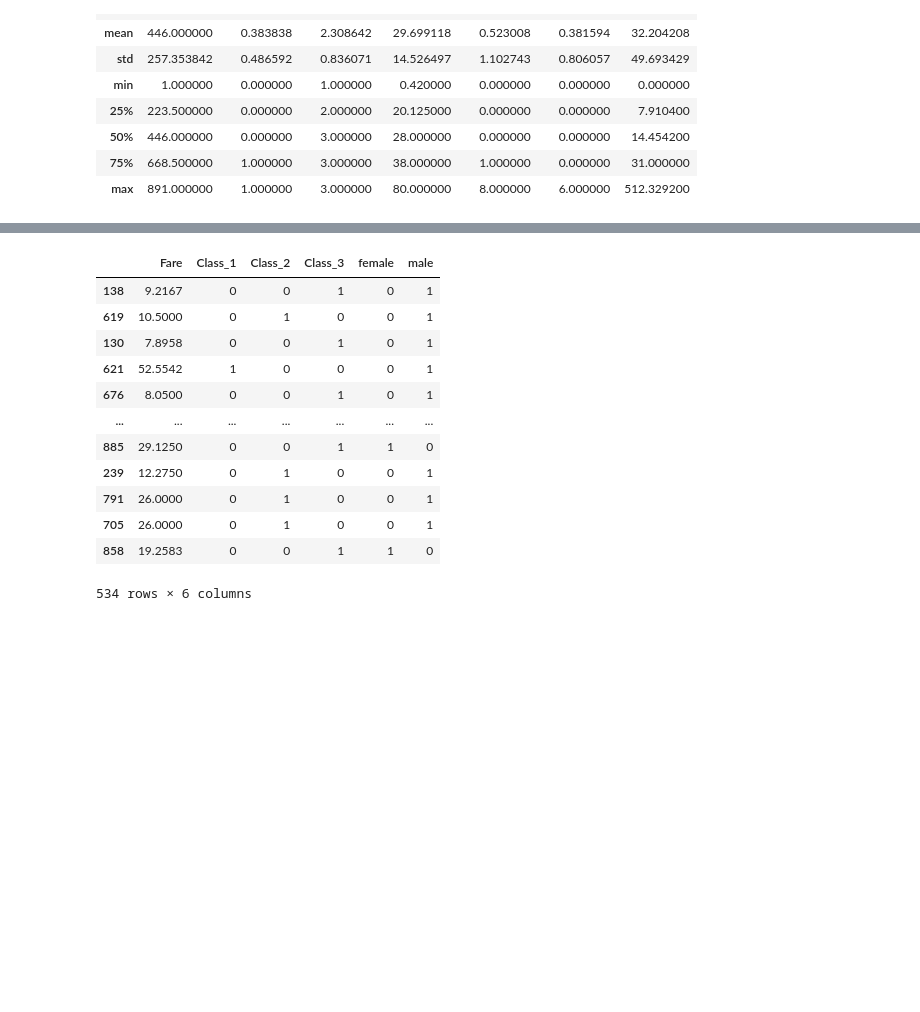
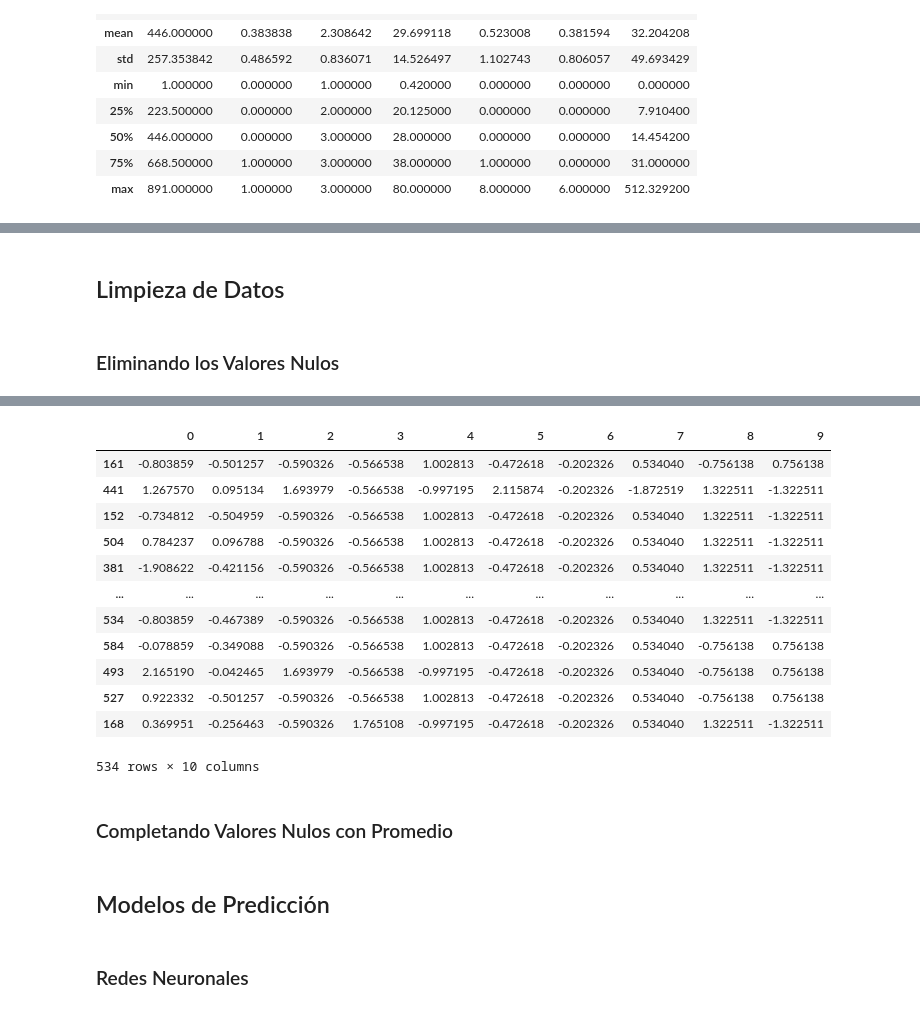
Before and after one commit to A01749373/retoTitanic, a Jupyter notebook: retoTitanic.ipynb, the cells around one changed output, grey strips where cells are left out. Cells and saved outputs as stored; diff of their text form; code cells hidden in the pictures; blank space fills up the shorter version.

```diff
--- a/retoTitanic.ipynb
+++ b/retoTitanic.ipynb
@@ -205,3 +267,7 @@ _ = ax.set_title('Male')
+# %% [markdown]
+## Limpieza de Datos
+# %% [markdown]
+### Eliminando los Valores Nulos
 # %%
 df_train_clean = df_train.drop(['PassengerId', 'Name', 'Ticket', 'Cabin'], axis=1)
 df_train_clean = df_train_clean.dropna()
@@ -241,29 +307,39 @@ corr.style.background_gradient(cmap='coolwarm')
 | female | 0.536762 | -0.099037 | 0.106296 | 0.249543 | 0.182457 | 0.107152 | 0.075347 | -0.158446 | 0.103611 | 0.027256 | -0.109078 | ... |
 | male | -0.536762 | 0.099037 | -0.106296 | -0.249543 | -0.182457 | -0.107152 | -0.075347 | 0.158446 | -0.103611 | -0.027256 | 0.109078 | ... |
 # %%
-#separando
-dt_x=df_train_clean.drop(["Survived","Age","SibSp","Parch", "C", "Q", "S"],axis=1)
-dt_y=df_train_clean["Survived"]
-#dv_x=df_test_clean.drop(["Survived","Age","SibSp","Parch"],axis=1)
-#dv_y=df_test_clean["Survived"]
+# Separando Dataframes
+dt_x = df_train_clean.drop(['Survived', 'SibSp', 'Parch'],axis=1)
+dt_y = df_train_clean['Survived']
 
-from sklearn.model_selection import train_test_split
+#dv_x = df_test_clean.drop(['Survived', 'Age', 'SibSp', 'Parch'],axis=1)
+#dv_y = df_test_clean['Survived']
 
-train_x, test_x, train_y, test_y = train_test_split(dt_x, dt_y, random_state=0)
+# Escalamiento
+escalador = StandardScaler()
+escalador.fit(dt_x)
 
+dt_x = pd.DataFrame(escalador.transform(dt_x))
+train_x, test_x, train_y, test_y = train_test_split(dt_x, dt_y,
+                                                    random_state=2)
 train_x
 # %% [output]
-|  | Fare | Class_1 | Class_2 | Class_3 | female | male |
-| 138 | 9.2167 | 0 | 0 | 1 | 0 | 1 |
-| 619 | 10.5000 | 0 | 1 | 0 | 0 | 1 |
-| 130 | 7.8958 | 0 | 0 | 1 | 0 | 1 |
-| 621 | 52.5542 | 1 | 0 | 0 | 0 | 1 |
-| 676 | 8.0500 | 0 | 0 | 1 | 0 | 1 |
-| ... | ... | ... | ... | ... | ... | ... |
-| 885 | 29.1250 | 0 | 0 | 1 | 1 | 0 |
-| 239 | 12.2750 | 0 | 1 | 0 | 0 | 1 |
-| 791 | 26.0000 | 0 | 1 | 0 | 0 | 1 |
-| 705 | 26.0000 | 0 | 1 | 0 | 0 | 1 |
-| 858 | 19.2583 | 0 | 0 | 1 | 1 | 0 |
+|  | 0 | 1 | 2 | 3 | 4 | 5 | 6 | 7 | 8 | 9 |
+| 161 | -0.803859 | -0.501257 | -0.590326 | -0.566538 | 1.002813 | -0.472618 | -0.202326 | 0.534040 | -0.756138 | 0.756138 |
+| 441 | 1.267570 | 0.095134 | 1.693979 | -0.566538 | -0.997195 | 2.115874 | -0.202326 | -1.872519 | 1.322511 | -1.322511 |
+| 152 | -0.734812 | -0.504959 | -0.590326 | -0.566538 | 1.002813 | -0.472618 | -0.202326 | 0.534040 | 1.322511 | -1.322511 |
+| 504 | 0.784237 | 0.096788 | -0.590326 | -0.566538 | 1.002813 | -0.472618 | -0.202326 | 0.534040 | 1.322511 | -1.322511 |
+| 381 | -1.908622 | -0.421156 | -0.590326 | -0.566538 | 1.002813 | -0.472618 | -0.202326 | 0.534040 | 1.322511 | -1.322511 |
+| ... | ... | ... | ... | ... | ... | ... | ... | ... | ... | ... |
+| 534 | -0.803859 | -0.467389 | -0.590326 | -0.566538 | 1.002813 | -0.472618 | -0.202326 | 0.534040 | 1.322511 | -1.322511 |
+| 584 | -0.078859 | -0.349088 | -0.590326 | -0.566538 | 1.002813 | -0.472618 | -0.202326 | 0.534040 | -0.756138 | 0.756138 |
+| 493 | 2.165190 | -0.042465 | 1.693979 | -0.566538 | -0.997195 | -0.472618 | -0.202326 | 0.534040 | -0.756138 | 0.756138 |
+| 527 | 0.922332 | -0.501257 | -0.590326 | -0.566538 | 1.002813 | -0.472618 | -0.202326 | 0.534040 | -0.756138 | 0.756138 |
+| 168 | 0.369951 | -0.256463 | -0.590326 | 1.765108 | -0.997195 | -0.472618 | -0.202326 | 0.534040 | 1.322511 | -1.322511 |
-534 rows × 6 columns
+534 rows × 10 columns
+# %% [markdown]
+### Completando Valores Nulos con Promedio
+# %% [markdown]
+## Modelos de Predicción
+# %% [markdown]
+### Redes Neuronales
 # %%
```
Also changed, not shown: parts of 62 cells of this notebook.
